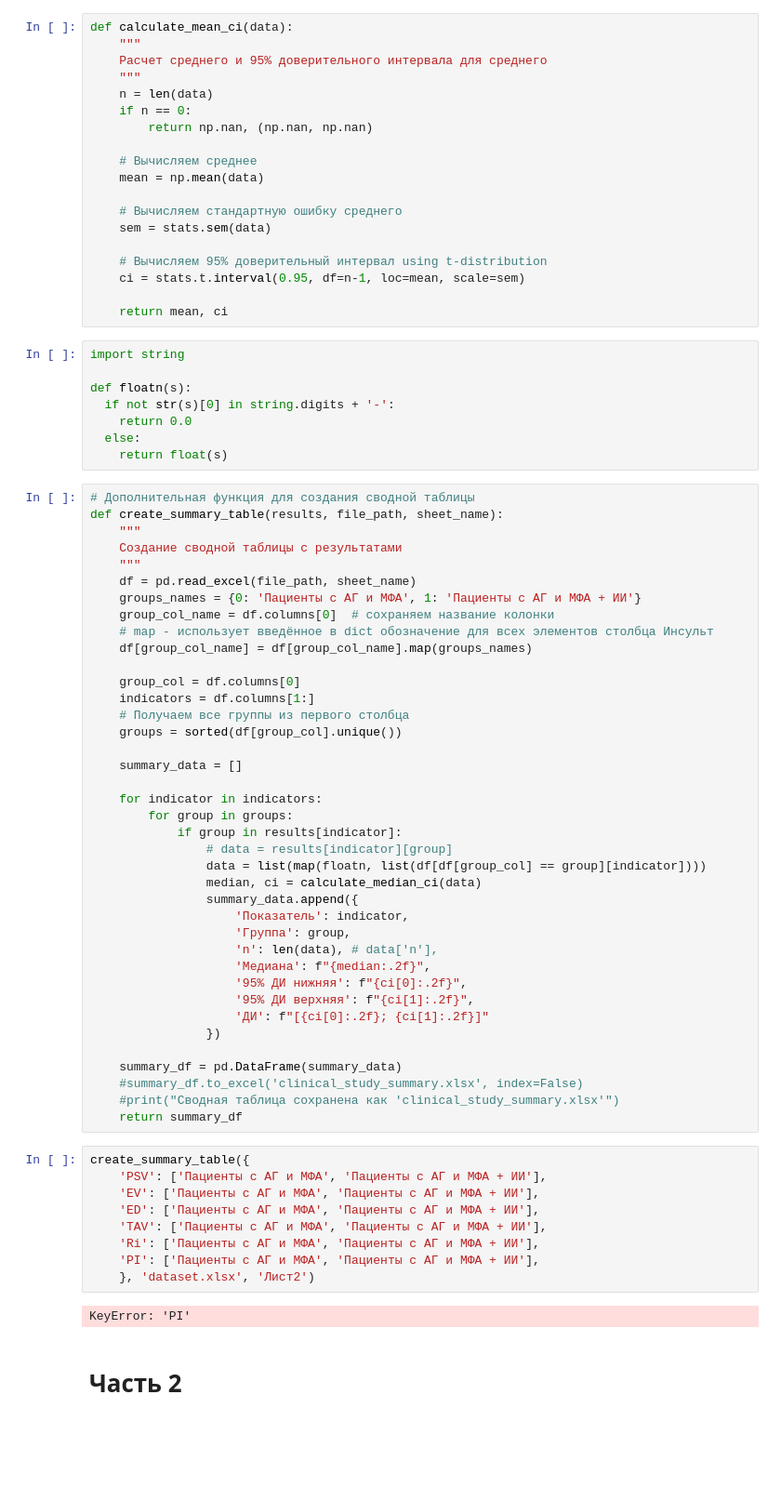
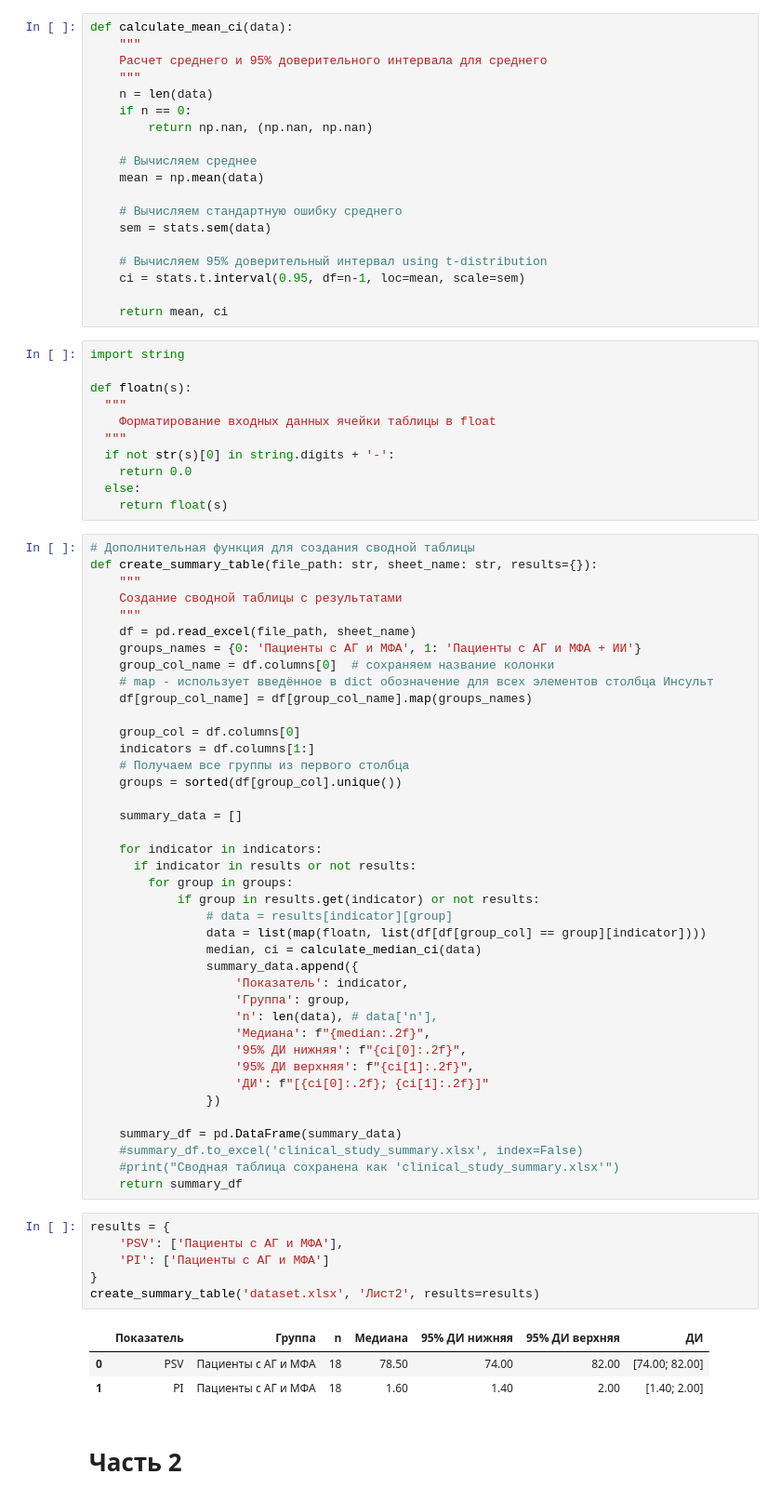
Before and after one commit to hopesofbuzzy/URFU_adii, a Jupyter notebook: Практики/5/Визуализация.ipynb, the cells around one changed output. Shown: that part at 93% size. Saved outputs shown, nothing was run; the diff lists cells and outputs as text; blank space fills up the shorter version.

Commit message:
Настраиваемый аргумент results в create_summary_table стал необязательным

```diff
--- a/Практики/5/Визуализация.ipynb
+++ b/Практики/5/Визуализация.ipynb
@@ -65,13 +65,16 @@ def calculate_mean_ci(data):
 import string
 
 def floatn(s):
+  """
+    Форматирование входных данных ячейки таблицы в float
+  """
   if not str(s)[0] in string.digits + '-':
     return 0.0
   else:
     return float(s)
 # %%
 # Дополнительная функция для создания сводной таблицы
-def create_summary_table(results, file_path, sheet_name):
+def create_summary_table(file_path: str, sheet_name: str, results={}):
     """
     Создание сводной таблицы с результатами
     """
@@ -89,8 +92,9 @@ def create_summary_table(results, file_path, sheet_name):
     summary_data = []
 
     for indicator in indicators:
+      if indicator in results or not results:
         for group in groups:
-            if group in results[indicator]:
+            if group in results.get(indicator) or not results:
                 # data = results[indicator][group]
                 data = list(map(floatn, list(df[df[group_col] == group][indicator])))
                 median, ci = calculate_median_ci(data)
@@ -108,17 +112,16 @@ def create_summary_table(results, file_path, sheet_name):
     #summary_df.to_excel('clinical_study_summary.xlsx', index=False)
     #print("Сводная таблица сохранена как 'clinical_study_summary.xlsx'")
     return summary_df
-# %%
-create_summary_table({
-    'PSV': ['Пациенты с АГ и МФА', 'Пациенты с АГ и МФА + ИИ'],
-    'EV': ['Пациенты с АГ и МФА', 'Пациенты с АГ и МФА + ИИ'],
-    'ED': ['Пациенты с АГ и МФА', 'Пациенты с АГ и МФА + ИИ'],
-    'TAV': ['Пациенты с АГ и МФА', 'Пациенты с АГ и МФА + ИИ'],
-    'Ri': ['Пациенты с АГ и МФА', 'Пациенты с АГ и МФА + ИИ'],
-    'PI': ['Пациенты с АГ и МФА', 'Пациенты с АГ и МФА + ИИ'],
-    }, 'dataset.xlsx', 'Лист2')
-# %% [output]
-KeyError: 'PI'
+# %%
+results = {
+    'PSV': ['Пациенты с АГ и МФА'],
+    'PI': ['Пациенты с АГ и МФА']
+}
+create_summary_table('dataset.xlsx', 'Лист2', results=results)
+# %% [output]
+|  | Показатель | Группа | n | Медиана | 95% ДИ нижняя | 95% ДИ верхняя | ДИ |
+| 0 | PSV | Пациенты с АГ и МФА | 18 | 78.50 | 74.00 | 82.00 | [74.00; 82.00] |
+| 1 | PI | Пациенты с АГ и МФА | 18 | 1.60 | 1.40 | 2.00 | [1.40; 2.00] |
 # %% [markdown]
 # Часть 2
 # %%
```
